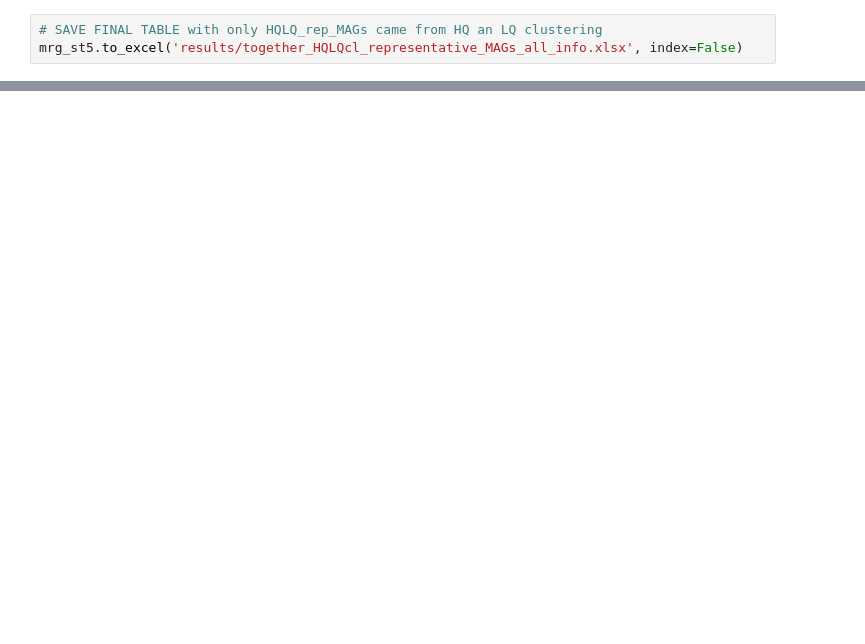
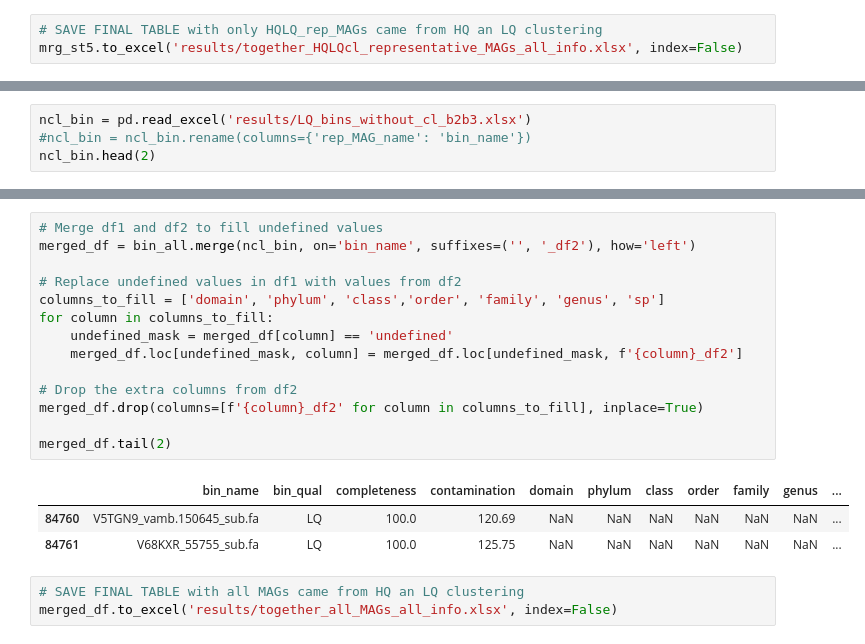
Before and after one commit to Chartiza/2023_FINAL_build, a Jupyter notebook: upd_final_build_HQ_and_LQ.ipynb, the cells around one changed output, grey strips where cells are left out. Saved outputs shown, nothing was run; the diff lists cells and outputs as text; blank space fills up the shorter version.

```diff
--- a/upd_final_build_HQ_and_LQ.ipynb
+++ b/upd_final_build_HQ_and_LQ.ipynb
@@ -112,0 +130,4 @@ mrg_st5.to_excel('results/together_HQLQcl_representative_MAGs_all_info.xlsx', in
+# %%
+ncl_bin = pd.read_excel('results/LQ_bins_without_cl_b2b3.xlsx')
+#ncl_bin = ncl_bin.rename(columns={'rep_MAG_name': 'bin_name'})
+ncl_bin.head(2)
@@ -112,0 +138,21 @@ mrg_st5.to_excel('results/together_HQLQcl_representative_MAGs_all_info.xlsx', in
+# %%
+# Merge df1 and df2 to fill undefined values
+merged_df = bin_all.merge(ncl_bin, on='bin_name', suffixes=('', '_df2'), how='left')
+
+# Replace undefined values in df1 with values from df2
+columns_to_fill = ['domain', 'phylum', 'class','order', 'family', 'genus', 'sp']
+for column in columns_to_fill:
+    undefined_mask = merged_df[column] == 'undefined'
+    merged_df.loc[undefined_mask, column] = merged_df.loc[undefined_mask, f'{column}_df2']
+
+# Drop the extra columns from df2
+merged_df.drop(columns=[f'{column}_df2' for column in columns_to_fill], inplace=True)
+
+merged_df.tail(2)
+# %% [output]
+|  | bin_name | bin_qual | completeness | contamination | domain | phylum | class | order | family | genus | ... |
+| 84760 | V5TGN9_vamb.150645_sub.fa | LQ | 100.0 | 120.69 | NaN | NaN | NaN | NaN | NaN | NaN | ... |
+| 84761 | V68KXR_55755_sub.fa | LQ | 100.0 | 125.75 | NaN | NaN | NaN | NaN | NaN | NaN | ... |
+# %%
+# SAVE FINAL TABLE with all MAGs came from HQ an LQ clustering
+merged_df.to_excel('results/together_all_MAGs_all_info.xlsx', index=False)
```
Also changed, not shown: parts of 9 cells of this notebook, 3 other files.
